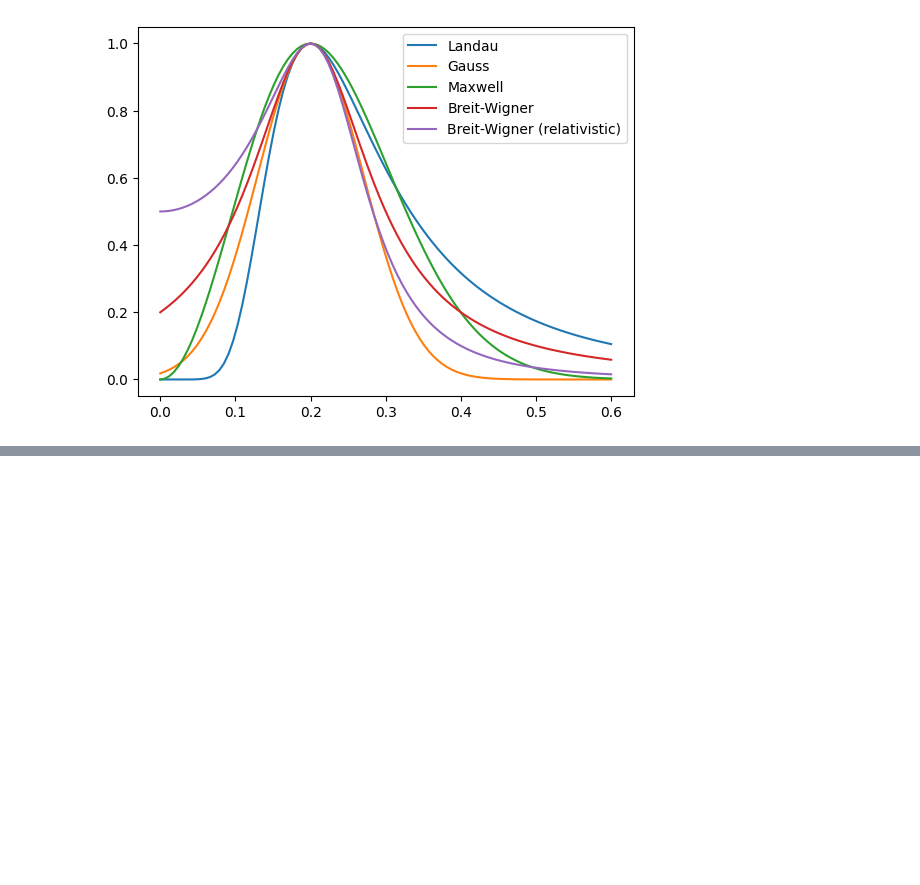
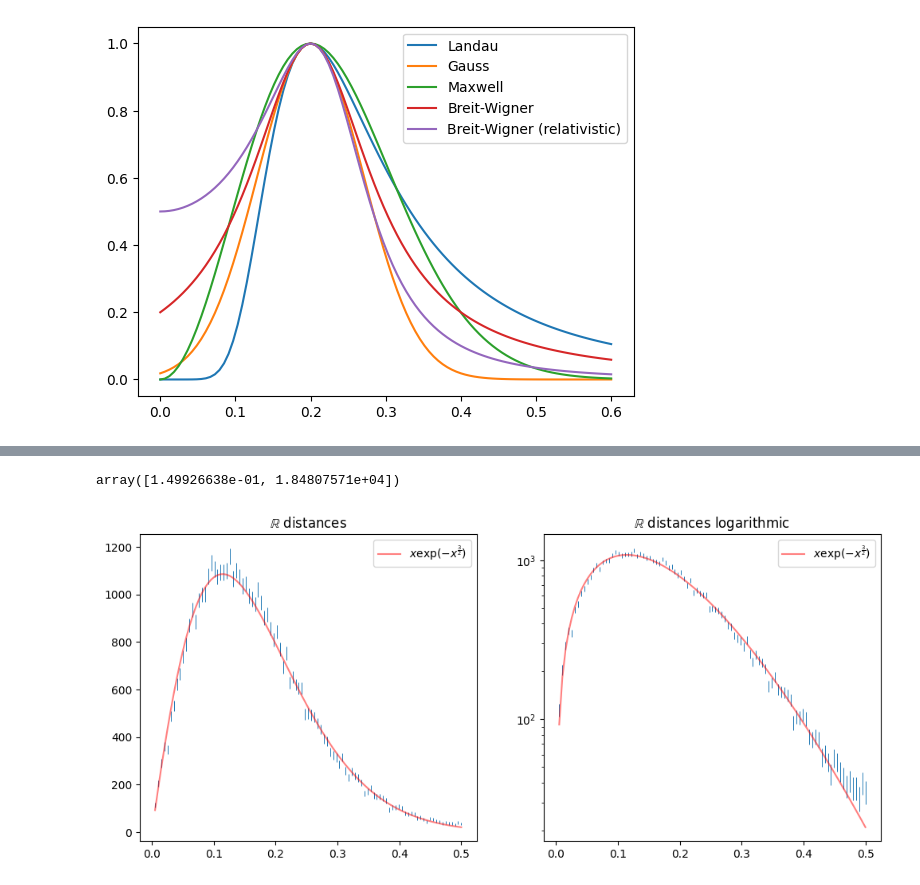
Before and after one commit to pinbraerts/vychmaty, a Jupyter notebook: week1.ipynb, the cells around one changed output, grey strips where cells are left out. Saved outputs shown, nothing was run; the diff lists cells and outputs as text; code cells hidden in the pictures; blank space fills up the shorter version.

```diff
--- a/week1.ipynb
+++ b/week1.ipynb
@@ -415,0 +400,8 @@ $$ PDF(\rho_{\mathbb{C}}) \propto x ^ 2 e^{-x^2} = maxwell $$
+# %%
+fig, axs = plt.subplots(1, 2, figsize=[12, 5])
+real = lambda x, s, h: h * x * np.exp(-(x / s) ** 1.5)
+plot_experiment(newh[1][0], newh[1][1], real, axs[0], label=r'$x \exp(-x^{\frac{3}{2}})$', title='$\mathbb{R}$ distances')
+plot_experiment(newh[1][0], newh[1][1], real, axs[1], label=r'$x \exp(-x^{\frac{3}{2}})$', title='$\mathbb{R}$ distances logarithmic', yscale='log')
+# %% [output]
+array([1.49926638e-01, 1.84807571e+04])
+[figure, added]
```
Also changed, not shown: parts of 6 cells of this notebook.
